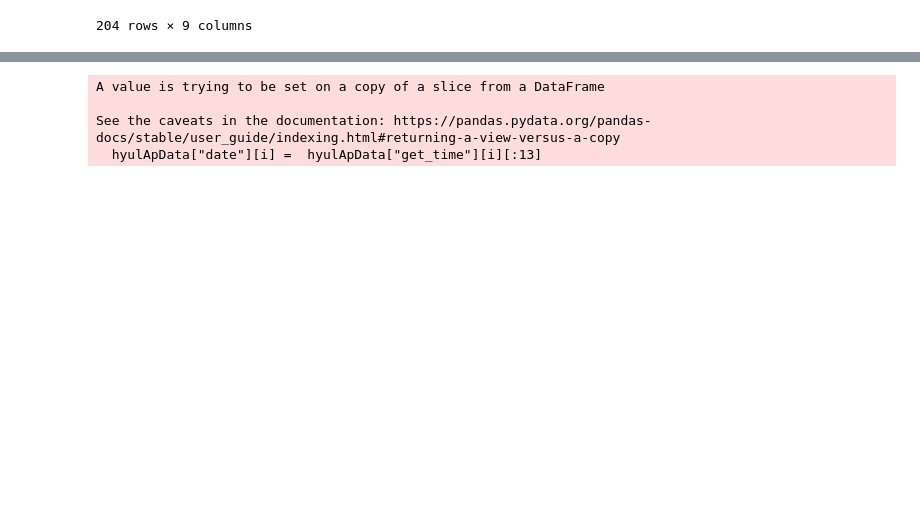
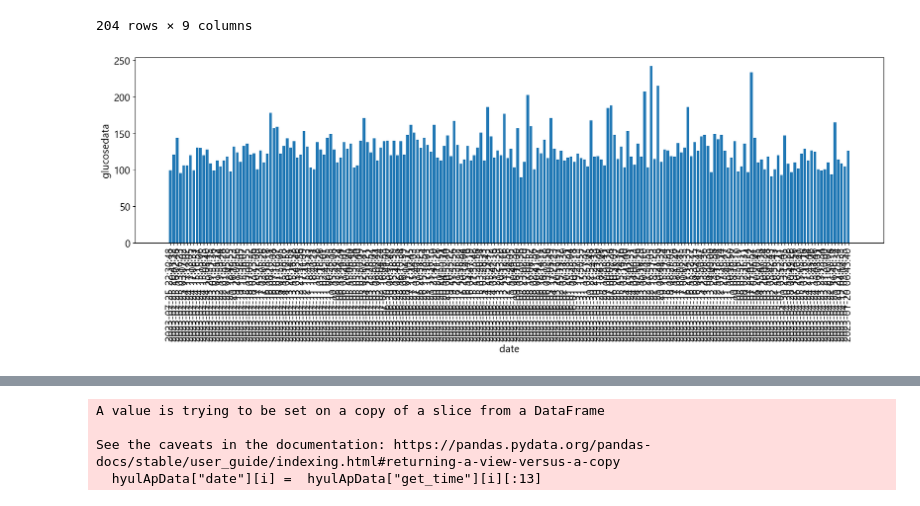
Before and after one commit to GitHayang/python, a Jupyter notebook: 미완성/healthData.ipynb, the cells around one changed output, grey strips where cells are left out. Drawn from its saved outputs; the diff is of its cells as text; code cells hidden in the pictures; blank space fills up the shorter version.

```diff
--- a/미완성/healthData.ipynb
+++ b/미완성/healthData.ipynb
@@ -78,3 +157,12 @@ hyulDangData
 | 202 | 204 | 94 | 52a62c11-7c4f-4912-91c9-ff5c145328cd | 혈당계(N Premier) | 임일균 | 2023-04-12 05:04:55 | 105 | 공복 (8시간 이상) | 2023-06-08 21:28:01 |
 | 203 | 204 | 69 | 52a62c11-7c4f-4912-91c9-ff5c145328cd | 혈당계(N Premier) | 임일균 | 2023-01-20 06:43:40 | 126 | 공복 (8시간 이상) | 2023-06-08 21:28:01 |
 204 rows × 9 columns
+# %%
+plt.figure(figsize=(20,5))
+plt.bar(hyulDangData.get_time, hyulDangData.glucosedata)
+plt.xlabel("date")
+plt.ylabel("glucosedata")
+plt.xticks(rotation=90)
+plt.show()
+# %% [output]
+[figure, added]
```
Also changed, not shown: parts of 41 cells of this notebook, 1 other file.
